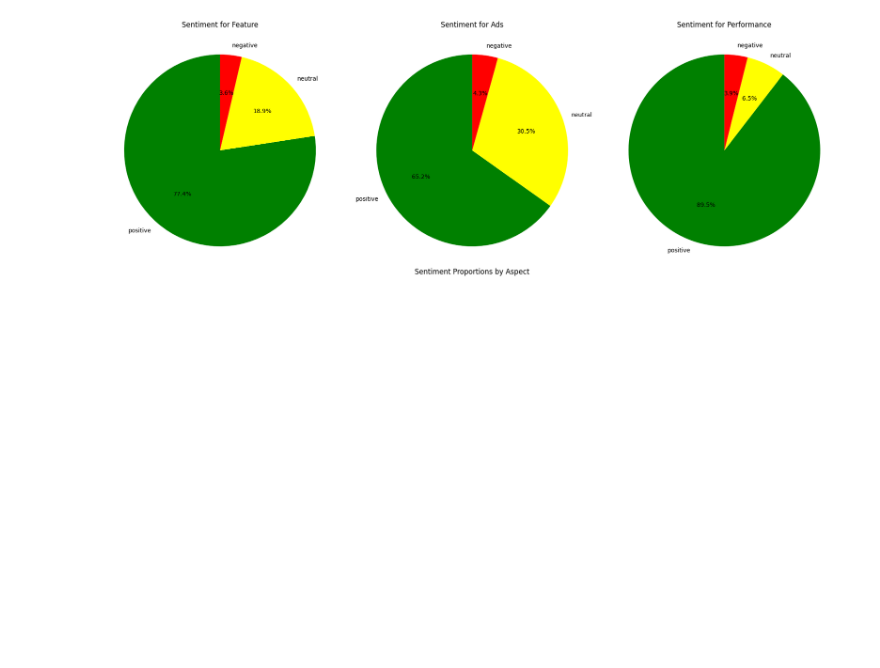
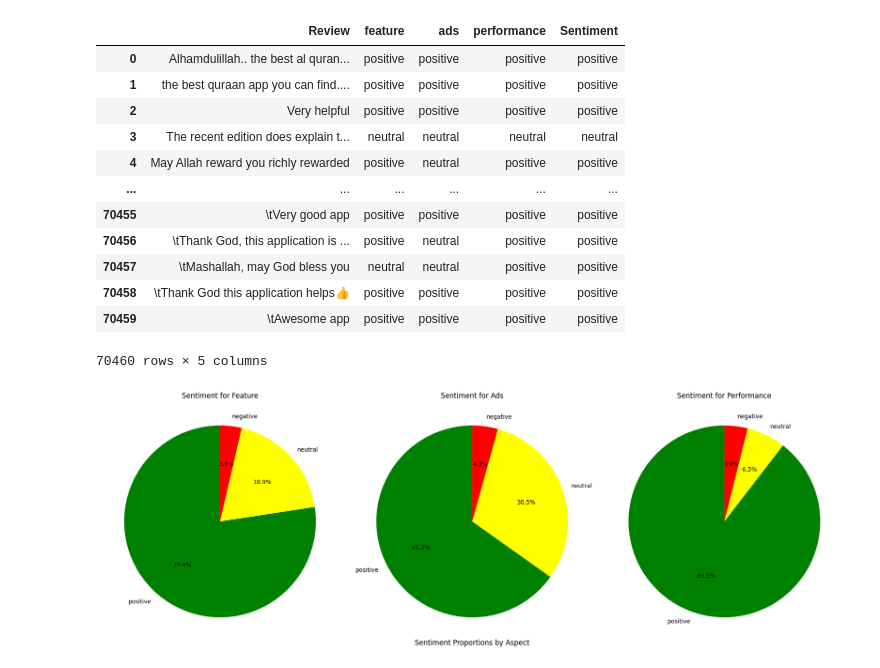
Before and after one commit to TahlilMahfuz/RAG_Implementation, a Jupyter notebook: ResultAnalysis.ipynb, the cells around one changed output. Saved outputs shown, nothing was run; the diff lists cells and outputs as text; code cells hidden in the pictures; blank space fills up the shorter version.

```diff
--- a/ResultAnalysis.ipynb
+++ b/ResultAnalysis.ipynb
@@ -124,3 +126,19 @@ Passing `palette` without assigning `hue` is deprecated and will be removed in v
+# %%
+df6
+# %% [output]
+|  | Review | feature | ads | performance | Sentiment |
+| 0 | Alhamdulillah.. the best al quran... | positive | positive | positive | positive |
+| 1 | the best quraan app you can find.... | positive | positive | positive | positive |
+| 2 | Very helpful | positive | positive | positive | positive |
+| 3 | The recent edition does explain t... | neutral | neutral | neutral | neutral |
+| 4 | May Allah reward you richly rewarded | positive | neutral | positive | positive |
+| ... | ... | ... | ... | ... | ... |
+| 70455 | \tVery good app | positive | positive | positive | positive |
+| 70456 | \tThank God, this application is ... | positive | neutral | positive | positive |
+| 70457 | \tMashallah, may God bless you | neutral | neutral | positive | positive |
+| 70458 | \tThank God this application helps👍 | positive | positive | positive | positive |
+| 70459 | \tAwesome app | positive | positive | positive | positive |
+70460 rows × 5 columns
 # %%
 fig, axes = plt.subplots(1, 3, figsize=(18, 6))
 aspects = ['feature', 'ads', 'performance']
```
Also changed, not shown: parts of 3 cells of this notebook.
